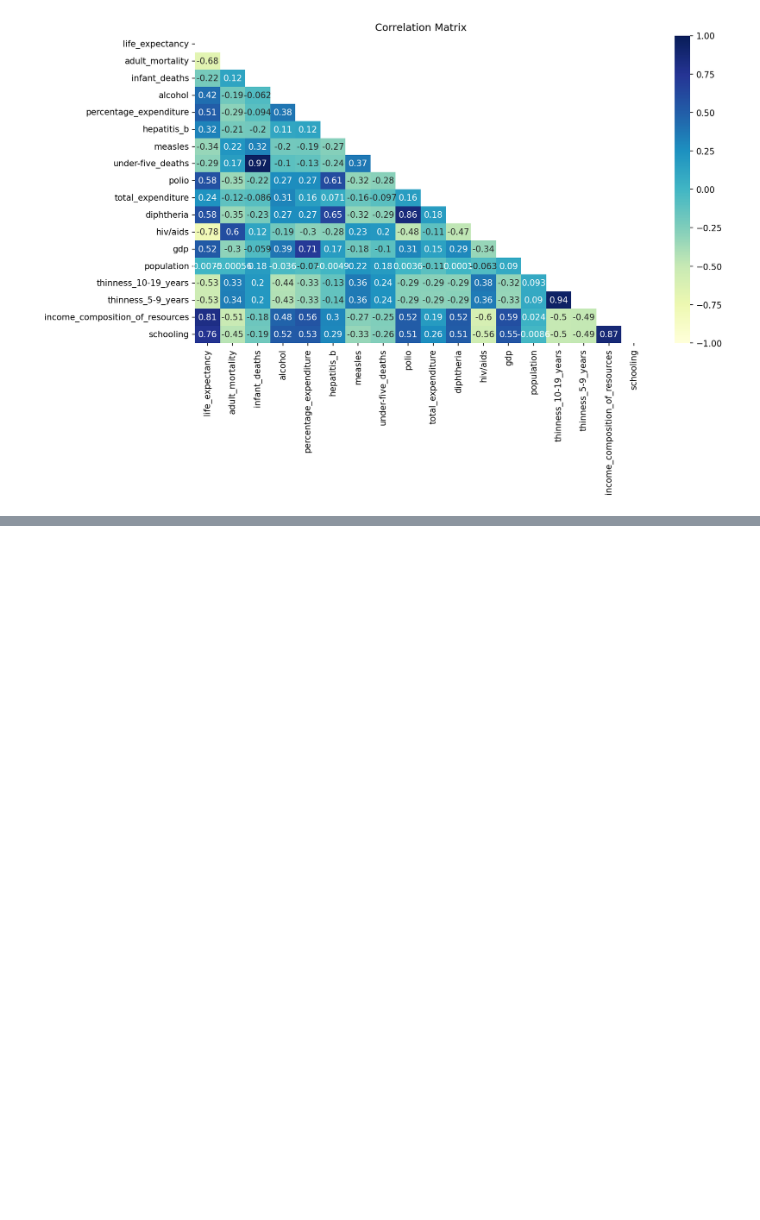
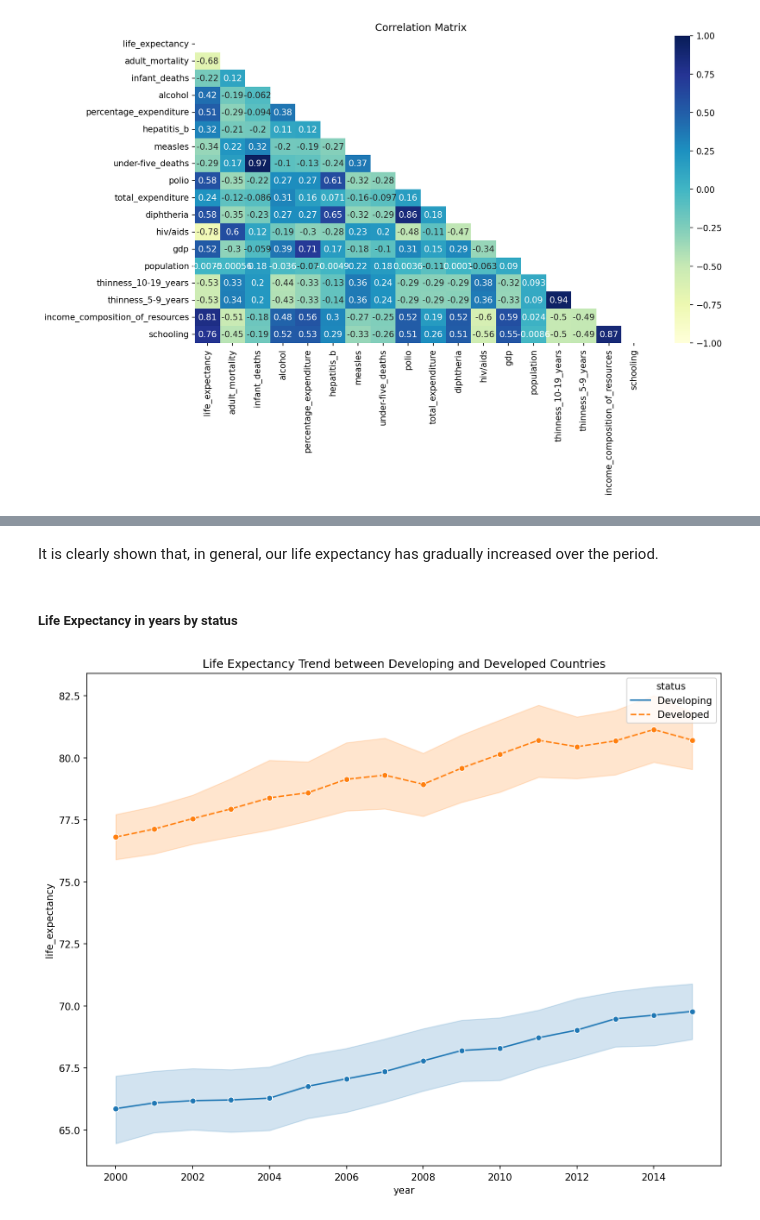
Before and after one commit to Dnezzhello/python_project, a Jupyter notebook: full_code.ipynb, the cells around one changed output, grey strips where cells are left out. Saved outputs shown, nothing was run; the diff lists cells and outputs as text; code cells hidden in the pictures; blank space fills up the shorter version.

```diff
--- a/full_code.ipynb
+++ b/full_code.ipynb
@@ -397,0 +420,15 @@ plt.savefig("corr_matrix.png")
+# %% [markdown]
+It is clearly shown that, in general, our life expectancy has gradually increased over the period.
+# %% [markdown]
+##### <b>Life Expectancy in years by status</b>
+# %%
+# a graph to compare a life expectancy trend between developed and developing countries (2000-2015)
+plt.figure(figsize=(10,8), dpi=150)
+sns.lineplot(x = 'year', y = 'life_expectancy', hue='status',
+             style='status', data = wins_df, marker='o')
+plt.title("Life Expectancy Trend between Developing and Developed Countries")
+plt.tight_layout()
+plt.savefig("[14]_trend_in_year_by_status.png", bbox_inches='tight')
+plt.show()
+# %% [output]
+[figure, added]
```
Also changed, not shown: parts of 23 cells of this notebook, 4 other files.
